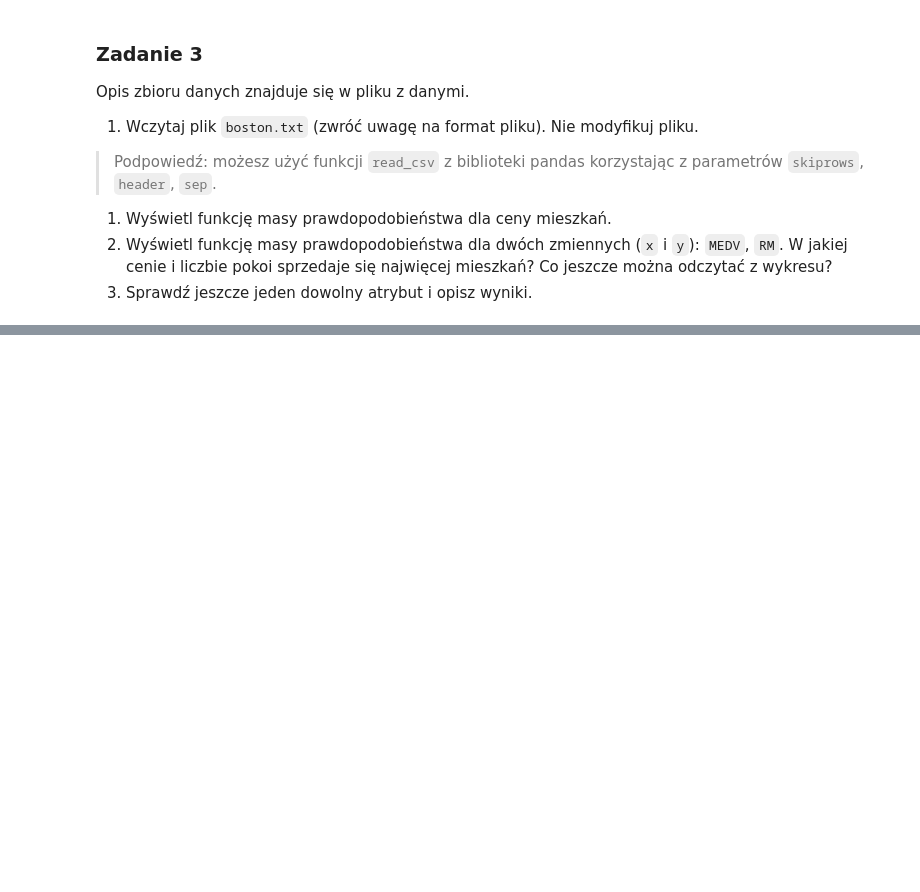
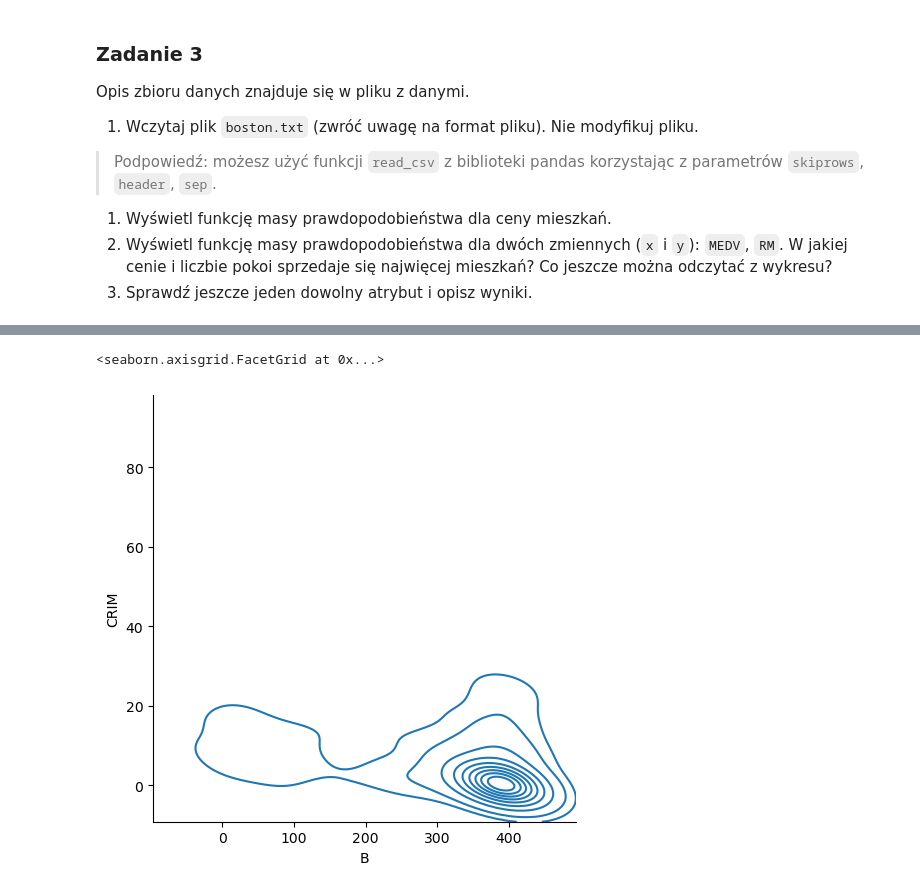
Before and after one commit to HaZhul/AMUM, a Jupyter notebook: AMUM8/Lab08.ipynb, the cells around one changed output, grey strips where cells are left out. Saved outputs shown, nothing was run; the diff lists cells and outputs as text; code cells hidden in the pictures; blank space fills up the shorter version.

```diff
--- a/AMUM8/Lab08.ipynb
+++ b/AMUM8/Lab08.ipynb
@@ -89,0 +121,5 @@ Opis zbioru danych znajduje się w pliku z danymi.
+# %%
+sns.displot(data=boston_data, x='B', y='CRIM', kind='kde')
+# %% [output]
+<seaborn.axisgrid.FacetGrid at 0x...>
+[figure, added]
```
Also changed, not shown: parts of 2 cells of this notebook.
